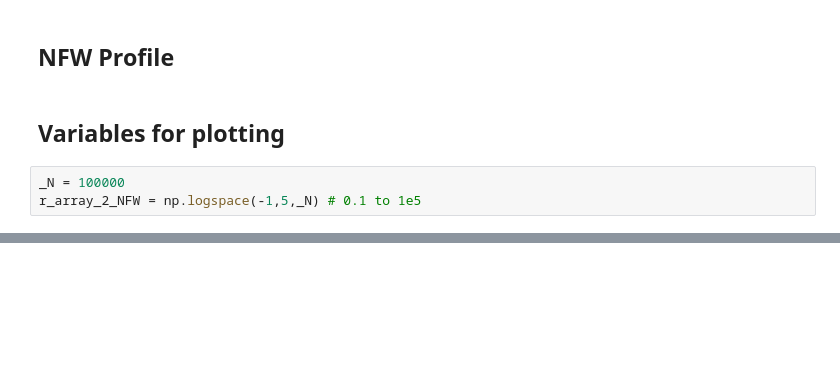
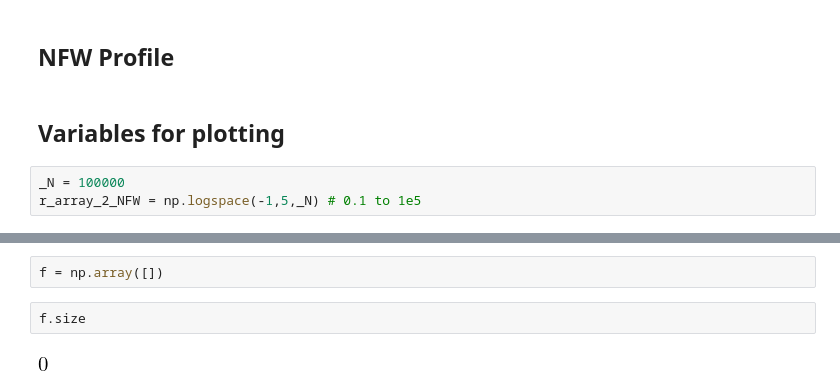
Before and after one commit to bueno646/2020_TDEs, a Jupyter notebook: Potential-Density Pairs.ipynb, the cells around one changed output, grey strips where cells are left out. Cells and saved outputs as stored; diff of their text form; blank space fills up the shorter version.

```diff
--- a/Potential-Density Pairs.ipynb
+++ b/Potential-Density Pairs.ipynb
@@ -891,0 +1360,6 @@ plt.tight_layout()
+# %%
+f = np.array([])
+# %%
+f.size
+# %% [output]
+[figure, added]
```
Also changed, not shown: parts of 34 cells of this notebook.
